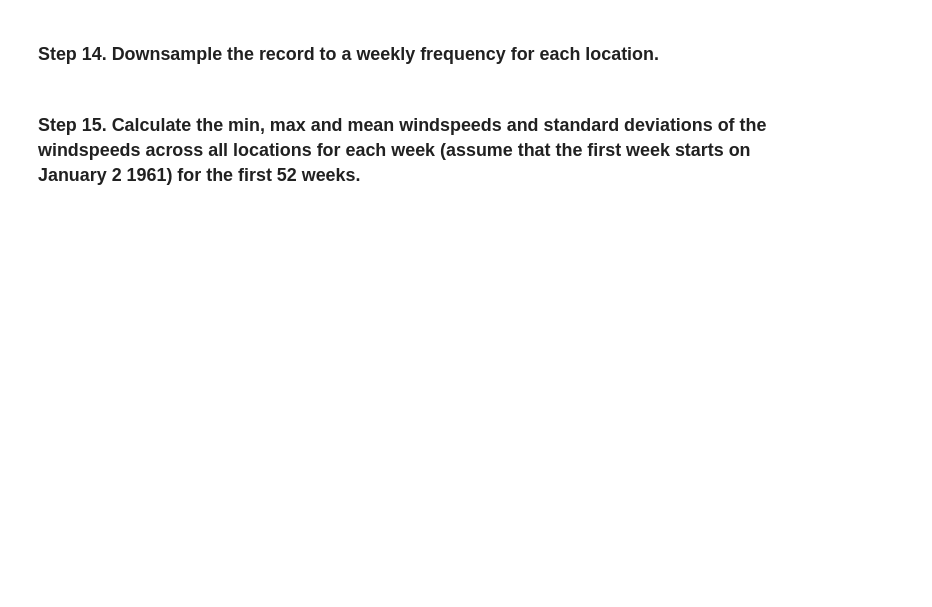
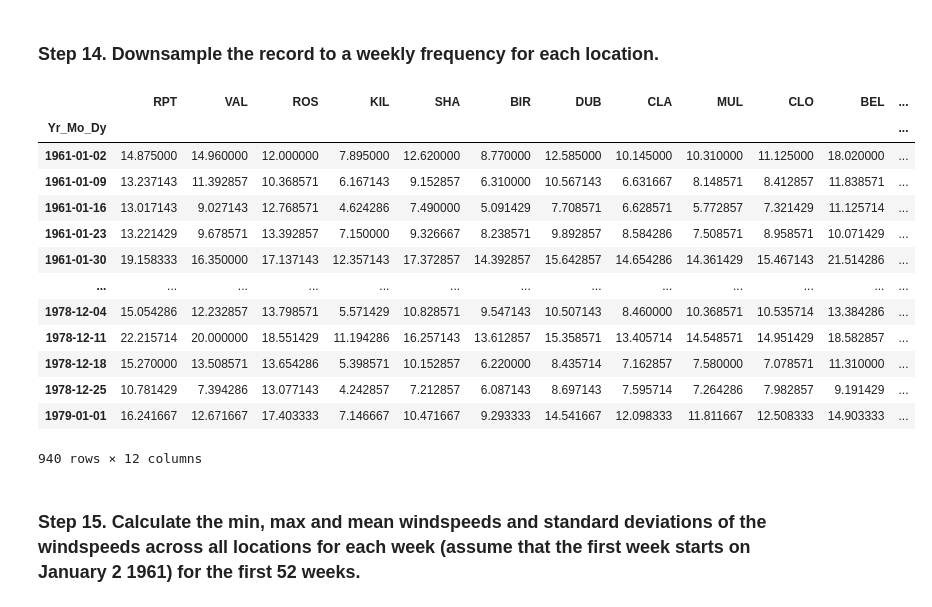
Before and after one commit to MinghongGao/pandas_exercises, a Jupyter notebook: 06_Stats/Wind_Stats/Exercises.ipynb, the cells around one changed output. Cells and saved outputs as stored; diff of their text form; code cells hidden in the pictures; blank space fills up the shorter version.

```diff
--- a/06_Stats/Wind_Stats/Exercises.ipynb
+++ b/06_Stats/Wind_Stats/Exercises.ipynb
@@ -192,4 +248,21 @@ day_stats
 # %% [markdown]
 ### Step 14. Downsample the record to a weekly frequency for each location.
+# %%
+data.resample("W-MON").mean()
+# %% [output]
+|  | RPT | VAL | ROS | KIL | SHA | BIR | DUB | CLA | MUL | CLO | BEL | ... |
+| Yr_Mo_Dy |  |  |  |  |  |  |  |  |  |  |  | ... |
+| 1961-01-02 | 14.875000 | 14.960000 | 12.000000 | 7.895000 | 12.620000 | 8.770000 | 12.585000 | 10.145000 | 10.310000 | 11.125000 | 18.020000 | ... |
+| 1961-01-09 | 13.237143 | 11.392857 | 10.368571 | 6.167143 | 9.152857 | 6.310000 | 10.567143 | 6.631667 | 8.148571 | 8.412857 | 11.838571 | ... |
+| 1961-01-16 | 13.017143 | 9.027143 | 12.768571 | 4.624286 | 7.490000 | 5.091429 | 7.708571 | 6.628571 | 5.772857 | 7.321429 | 11.125714 | ... |
+| 1961-01-23 | 13.221429 | 9.678571 | 13.392857 | 7.150000 | 9.326667 | 8.238571 | 9.892857 | 8.584286 | 7.508571 | 8.958571 | 10.071429 | ... |
+| 1961-01-30 | 19.158333 | 16.350000 | 17.137143 | 12.357143 | 17.372857 | 14.392857 | 15.642857 | 14.654286 | 14.361429 | 15.467143 | 21.514286 | ... |
+| ... | ... | ... | ... | ... | ... | ... | ... | ... | ... | ... | ... | ... |
+| 1978-12-04 | 15.054286 | 12.232857 | 13.798571 | 5.571429 | 10.828571 | 9.547143 | 10.507143 | 8.460000 | 10.368571 | 10.535714 | 13.384286 | ... |
+| 1978-12-11 | 22.215714 | 20.000000 | 18.551429 | 11.194286 | 16.257143 | 13.612857 | 15.358571 | 13.405714 | 14.548571 | 14.951429 | 18.582857 | ... |
+| 1978-12-18 | 15.270000 | 13.508571 | 13.654286 | 5.398571 | 10.152857 | 6.220000 | 8.435714 | 7.162857 | 7.580000 | 7.078571 | 11.310000 | ... |
+| 1978-12-25 | 10.781429 | 7.394286 | 13.077143 | 4.242857 | 7.212857 | 6.087143 | 8.697143 | 7.595714 | 7.264286 | 7.982857 | 9.191429 | ... |
+| 1979-01-01 | 16.241667 | 12.671667 | 17.403333 | 7.146667 | 10.471667 | 9.293333 | 14.541667 | 12.098333 | 11.811667 | 12.508333 | 14.903333 | ... |
+940 rows × 12 columns
 # %% [markdown]
 ### Step 15. Calculate the min, max and mean windspeeds and standard deviations of the windspeeds across all locations for each week (assume that the first week starts on January 2 1961) for the first 52 weeks.
```
Also changed, not shown: parts of 5 cells of this notebook.
